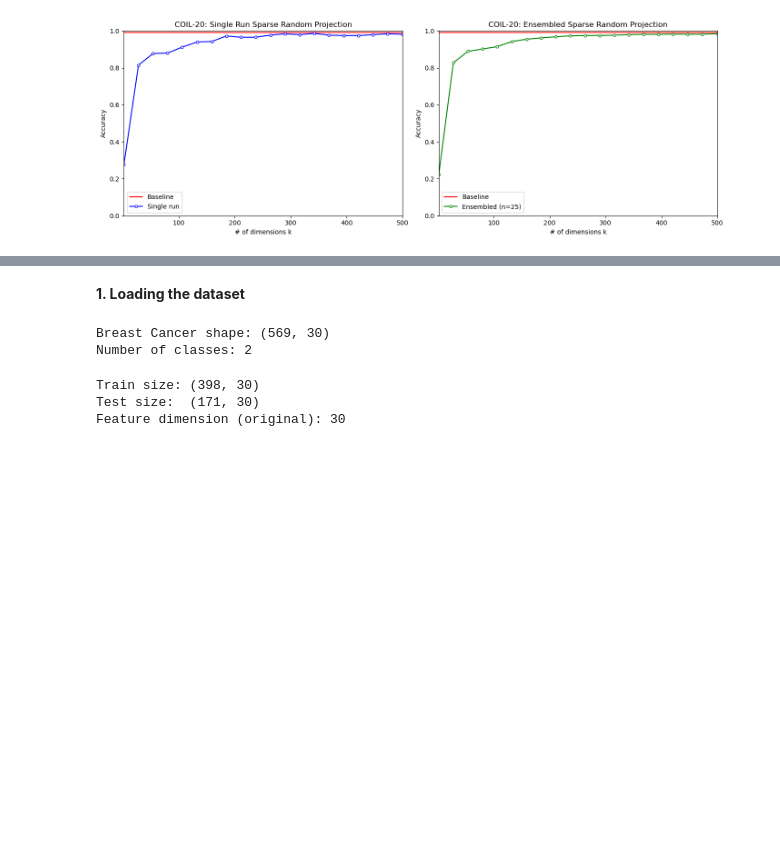
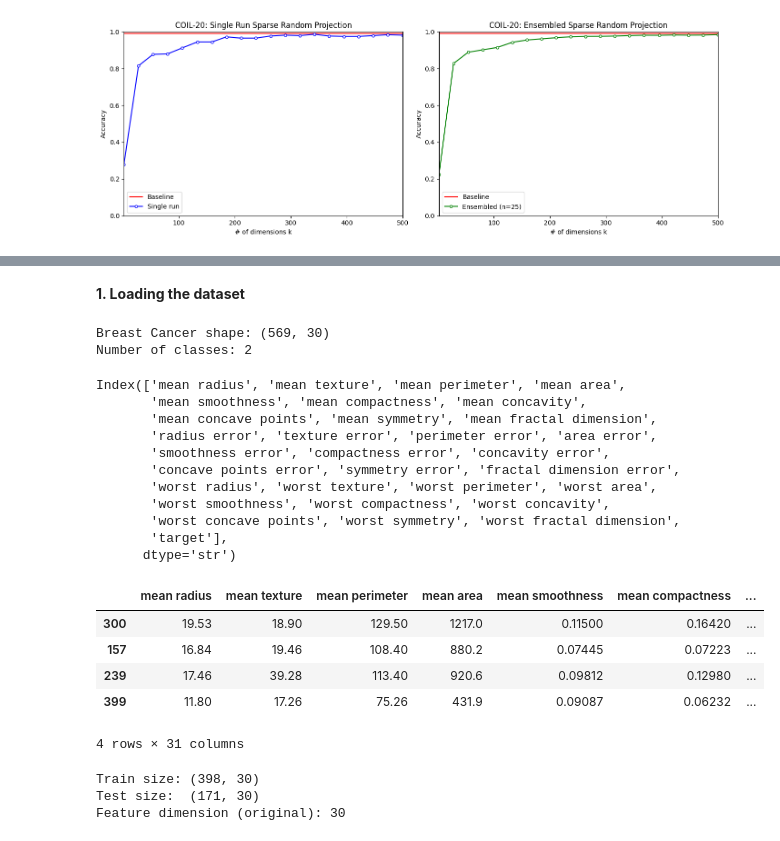
Before and after one commit to Shravani018/ml_2_group1, a Jupyter notebook: Assignment1/Assignment1_ML2_Group1_1.ipynb, the cells around one changed output, grey strips where cells are left out. Saved outputs shown, nothing was run; the diff lists cells and outputs as text; code cells hidden in the pictures; blank space fills up the shorter version.

Commit message:
markdown edits,adding dataset 2 preview and requirements.txt

```diff
--- a/Assignment1/Assignment1_ML2_Group1_1.ipynb
+++ b/Assignment1/Assignment1_ML2_Group1_1.ipynb
@@ -227,3 +240 @@ Description:
-# %% [markdown]
-**1. Loading the dataset**
 # %%
@@ -237,10 +246,35 @@ from sklearn.random_projection import johnson_lindenstrauss_min_dim
-# %%
-# Load the Breast Cancer dataset
-X_bc, y_bc = load_breast_cancer(return_X_y=True, as_frame=False)
-
-print('Breast Cancer shape:', X_bc.shape)
-print('Number of classes:', len(np.unique(y_bc)))
-# %% [output]
-Breast Cancer shape: (569, 30)
-Number of classes: 2
+# %% [markdown]
+**1. Loading the dataset**
+# %%
+from sklearn.datasets import load_breast_cancer
+data_bc = load_breast_cancer(as_frame=True)
+df_bc= data_bc.frame
+X_bc = df_bc.drop(columns='target').values
+y_bc = df_bc['target'].values
+print('Breast Cancer shape:', X_bc.shape)
+print('Number of classes:', len(np.unique(y_bc)))
+# %% [output]
+Breast Cancer shape: (569, 30)
+Number of classes: 2
+# %%
+print(df_bc.columns)
+df_bc.sample(4)
+# %% [output]
+Index(['mean radius', 'mean texture', 'mean perimeter', 'mean area',
+       'mean smoothness', 'mean compactness', 'mean concavity',
+       'mean concave points', 'mean symmetry', 'mean fractal dimension',
+       'radius error', 'texture error', 'perimeter error', 'area error',
+       'smoothness error', 'compactness error', 'concavity error',
+       'concave points error', 'symmetry error', 'fractal dimension error',
+       'worst radius', 'worst texture', 'worst perimeter', 'worst area',
+       'worst smoothness', 'worst compactness', 'worst concavity',
+       'worst concave points', 'worst symmetry', 'worst fractal dimension',
+       'target'],
+      dtype='str')
+|  | mean radius | mean texture | mean perimeter | mean area | mean smoothness | mean compactness | ... |
+| 300 | 19.53 | 18.90 | 129.50 | 1217.0 | 0.11500 | 0.16420 | ... |
+| 157 | 16.84 | 19.46 | 108.40 | 880.2 | 0.07445 | 0.07223 | ... |
+| 239 | 17.46 | 39.28 | 113.40 | 920.6 | 0.09812 | 0.12980 | ... |
+| 399 | 11.80 | 17.26 | 75.26 | 431.9 | 0.09087 | 0.06232 | ... |
+4 rows × 31 columns
 # %%
```
Also changed, not shown: parts of 16 cells of this notebook, 1 other file.
